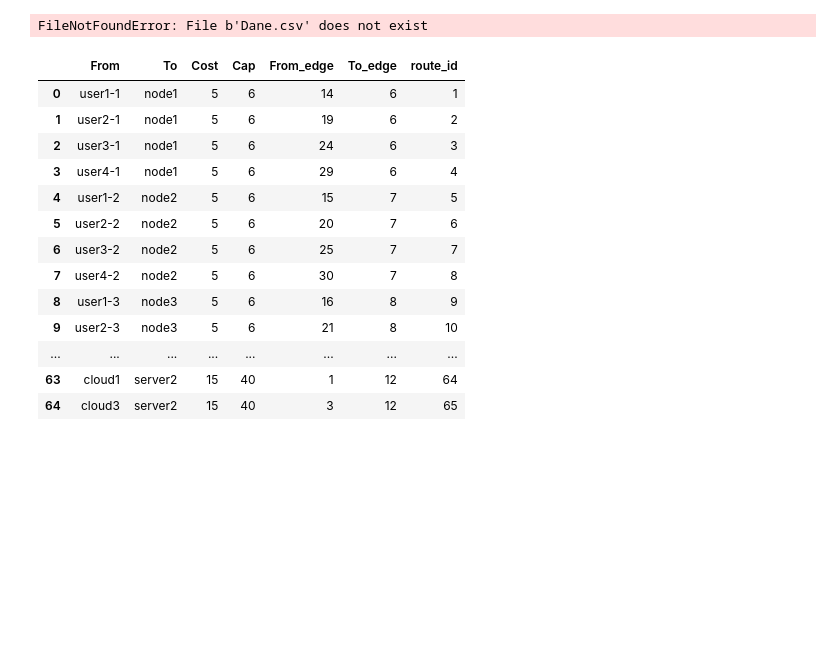
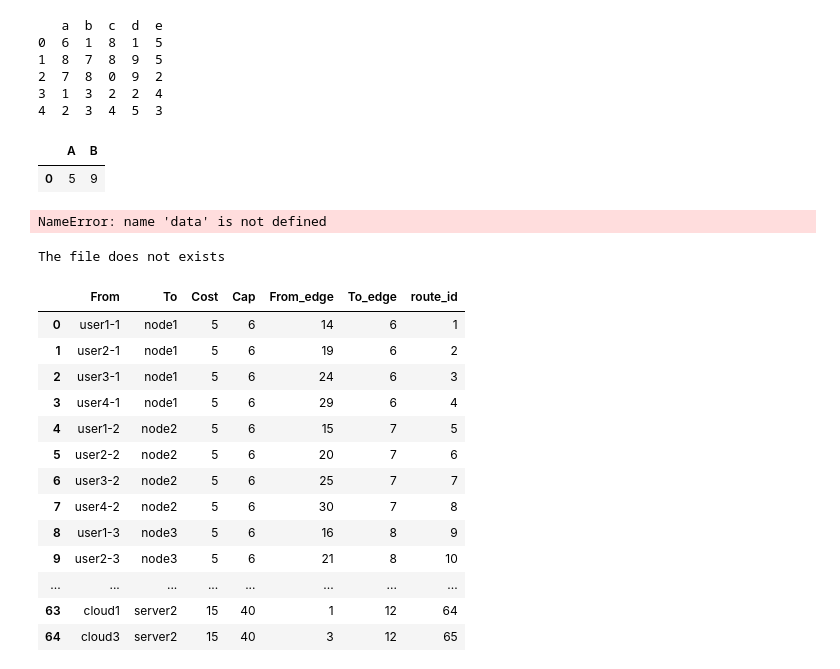
Before and after one commit to ingertb/Dual-Homing-Optimization, a Jupyter notebook: Dn_projekt.ipynb, the cells around one changed output. Saved outputs shown, nothing was run; the diff lists cells and outputs as text; code cells hidden in the pictures; blank space fills up the shorter version.

```diff
--- a/Dn_projekt.ipynb
+++ b/Dn_projekt.ipynb
@@ -67,8 +111,52 @@ plt.show()
+# %%
+df = pd.DataFrame([], columns=['A', 'B'])
+
+
+
+
+
+
+
+
+
+
+df2 = pd.DataFrame(np.random.randint(low=0, high=10, size=(5, 5)), columns=['a', 'b', 'c', 'd', 'e'])
+print (df2)
+df2.to_csv('example.csv')
+
+with open('person.csv', 'w') as csvFile:
+    writer = csv.writer(csvFile)
+    writer.writerows(df2)
+
+
+csvFile.close()
+# %% [output]
+   a  b  c  d  e
+0  6  1  8  1  5
+1  8  7  8  9  5
+2  7  8  0  9  2
+3  1  3  2  2  4
+4  2  3  4  5  3
+# %%
+df = pd.DataFrame([], columns=['A', 'B'])
+df = df.append(pd.DataFrame([[5,9]], columns=['A', 'B']), ignore_index = True)
+df.head(len(df))
+# %% [output]
+|  | A | B |
+| 0 | 5 | 9 |
+# %%
+df2 = pd.DataFrame([[5, 6], [7, 8]], columns=list('AB'))
+df.append(df2)
+df.head(len(data))
+# %% [output]
+NameError: name 'data' is not defined
 # %%
-data = pd.read_csv("Dane.csv", delimiter=",", header=0)
-#print (data)
+try:
+    data = pd.read_csv("Dane.csv", delimiter=",", header=0)
+except:
+    print ("The file does not exists")
 # %% [output]
-FileNotFoundError: File b'Dane.csv' does not exist
+The file does not exists
 # %%
 # data cleaning
 data["To"] = data["To"].str.strip()
```
Also changed, not shown: parts of 8 cells of this notebook.
